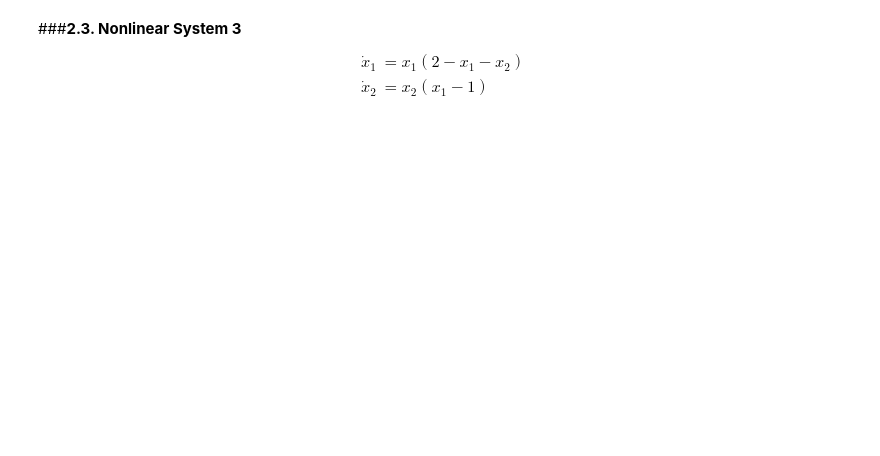
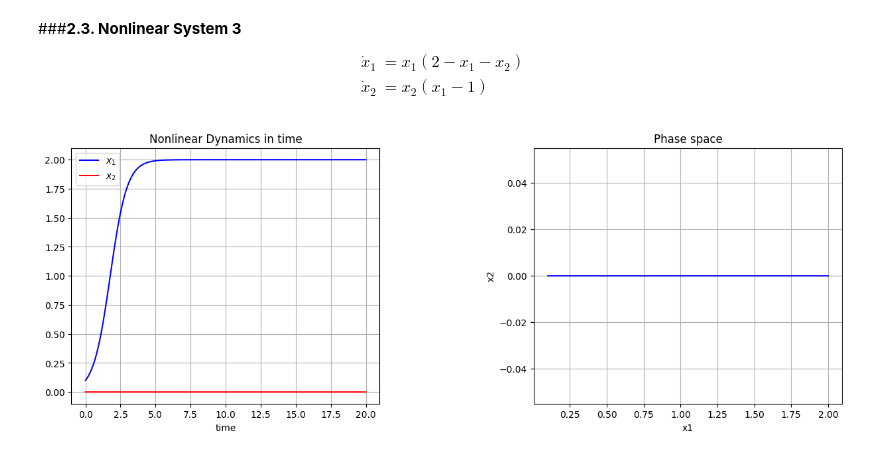
Before and after one commit to brumocas/CO, a Jupyter notebook: lab02/CO_notebook02_2024.ipynb, the cells around one changed output. Cells and saved outputs as stored; diff of their text form; code cells hidden in the pictures; blank space fills up the shorter version.

```diff
--- a/lab02/CO_notebook02_2024.ipynb
+++ b/lab02/CO_notebook02_2024.ipynb
@@ -364,3 +361,47 @@ ax2.grid()
 \dot x_1 &= x_1(2-x_1-x_2) \\
 \dot x_2 &= x_2(x_1-1)
 \end{align*}
+# %%
+# vector field
+def Sys_f(x, t=0):
+  return np.array([x[0]*(2 - x[0] - x[1]), x[1]*(x[0] - 1)])
+
+
+#Sample-time
+dt = 0.01
+
+# Simulate the system
+t_signal = np.arange(0,t_end,dt) # time samples
+
+x1_signal = np.zeros_like(t_signal)
+x2_signal = np.zeros_like(t_signal)
+
+#Initial conditions of our system
+x1_signal[0] = 0.1
+x2_signal[0] = 0.0
+
+
+for i in range(0,t_signal.shape[0]-1):
+    x1_signal[i+1], x2_signal[i+1] = rk_step_f((x1_signal[i],x2_signal[i]),dt,t_signal[i])
+
+
+#plot
+fig = plt.figure(figsize=(15,5))
+fig.subplots_adjust(wspace = 0.5, hspace = 0.3)
+ax1 = fig.add_subplot(1,2,1)
+ax2 = fig.add_subplot(1,2,2)
+
+ax1.plot(t_signal, x1_signal, 'b-', label='$x_1$')
+ax1.plot(t_signal, x2_signal, 'r-', label='$x_2$')
+ax1.set_title("Nonlinear Dynamics in time")
+ax1.set_xlabel("time")
+ax1.grid()
+ax1.legend(loc='best')
+
+ax2.plot(x1_signal, x2_signal, color="blue")
+ax2.set_xlabel("x1")
+ax2.set_ylabel("x2")
+ax2.set_title("Phase space")
+ax2.grid()
+# %% [output]
+[figure, added]
```
Also changed, not shown: parts of 6 cells of this notebook.
